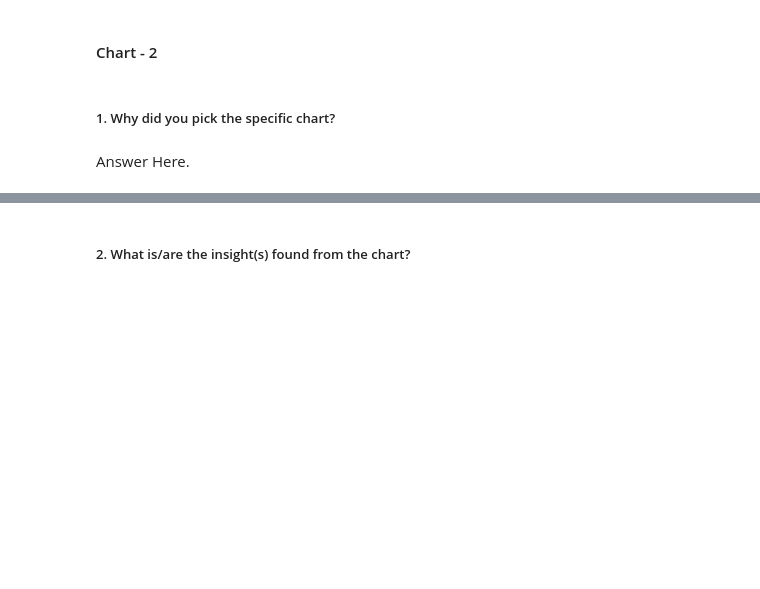
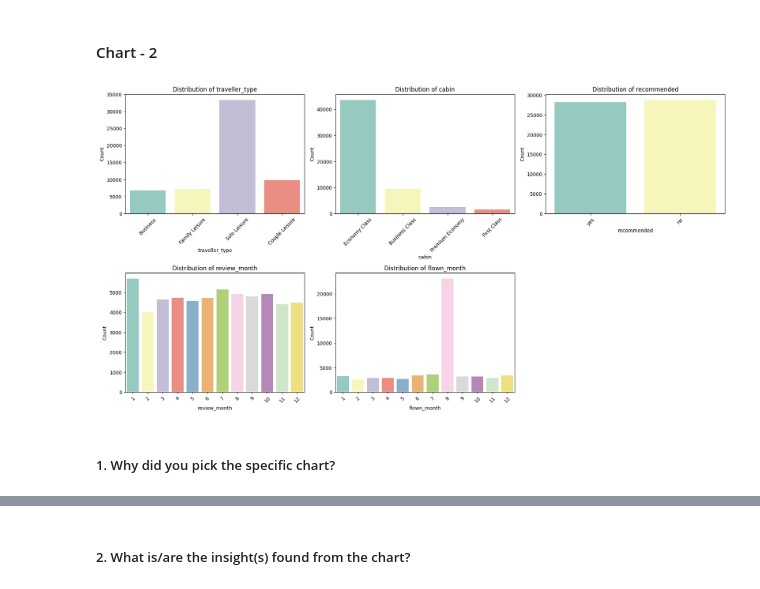
Before and after one commit to rashmi0852/Airline_Passenger_Refferal_Prediction, a Jupyter notebook: Airline_Referal.ipynb, the cells around one changed output, grey strips where cells are left out. Drawn from its saved outputs; the diff is of its cells as text; code cells hidden in the pictures; blank space fills up the shorter version.

```diff
--- a/Airline_Referal.ipynb
+++ b/Airline_Referal.ipynb
@@ -546,4 +597,28 @@ Answer Here
+# %%
+# Chart - 2 visualization code
+#Distribution among some Categorical features?
+
+# Categorical columns to visualize
+categorical_columns = [ 'traveller_type', 'cabin', 'recommended', 'review_month', 'flown_month']
+
+# Set up subplots
+plt.figure(figsize=(18, 14))
+
+# Create count plots for each categorical column
+for i, column in enumerate(categorical_columns, 1):
+    plt.subplot(3, 3, i)
+    sns.countplot(data=airline_data, x=column, palette='Set3')
+    plt.title(f'Distribution of {column}')
+    plt.xlabel(column)
+    plt.ylabel('Count')
+    plt.xticks(rotation=45)  # Rotate x-axis labels for readability
+
+# Adjust layout
+plt.tight_layout()
+
+# Show the plots
+plt.show()
+# %% [output]
+[figure, added]
 # %% [markdown]
 ##### 1. Why did you pick the specific chart?
-# %% [markdown]
-Answer Here.
```
Also changed, not shown: parts of 71 cells of this notebook.
